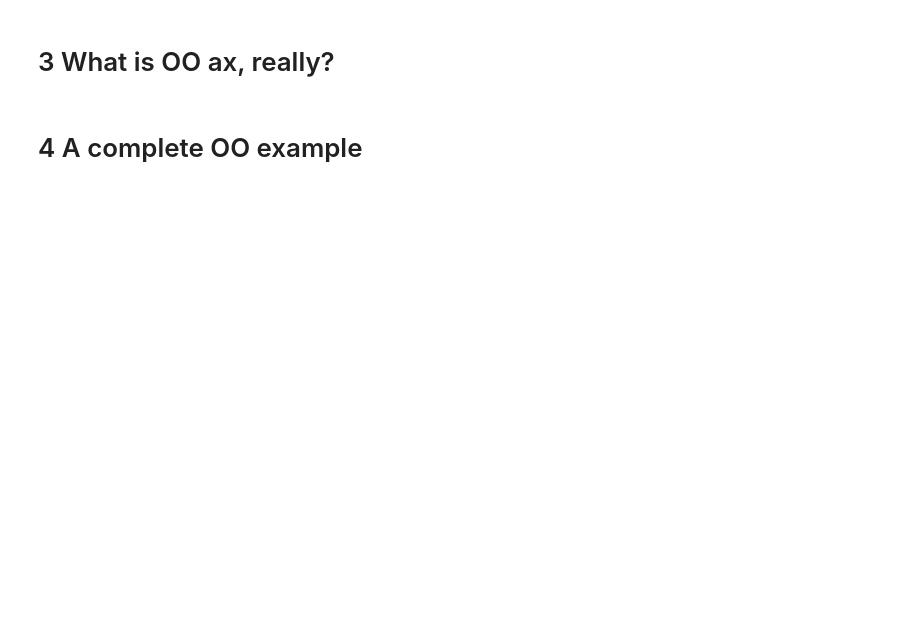
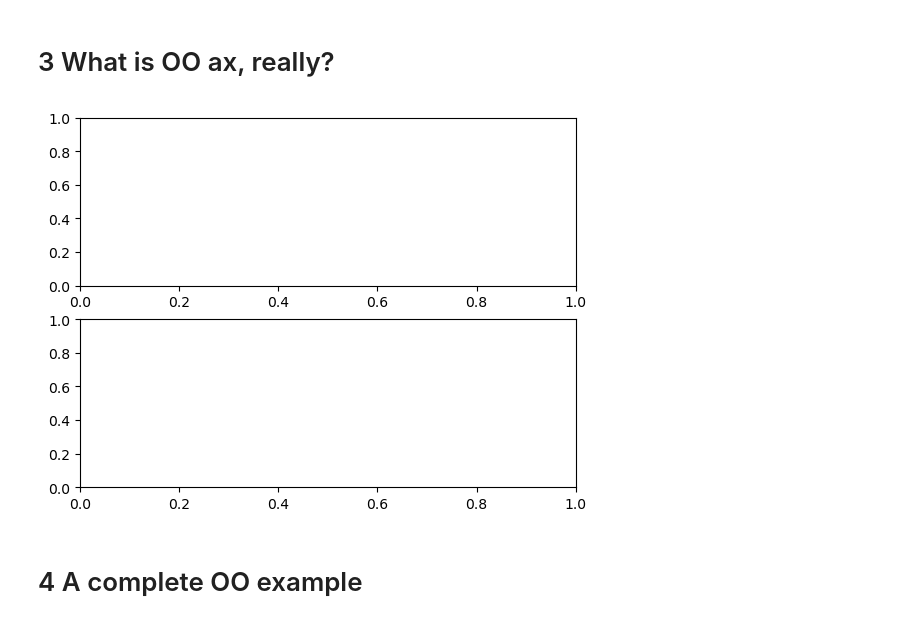
Before and after one commit to SPS-SP2273/learning-portfolio-Venetaris, a Jupyter notebook: 7.1_plotting/plotting_(good).ipynb, the cells around one changed output. Drawn from its saved outputs; the diff is of its cells as text; code cells hidden in the pictures; blank space fills up the shorter version.

```diff
--- a/7.1_plotting/plotting_(good).ipynb
+++ b/7.1_plotting/plotting_(good).ipynb
@@ -19,4 +39,9 @@
 # %% [markdown]
 # 3 What is OO ax, really?
+# %%
+# In essence, subplots creates a small table space that the plots occupy
+fig, ax = plt.subplots(ncols=1, nrows=2)
+# %% [output]
+[figure, added]
 # %% [markdown]
 # 4 A complete OO example
```
Also changed, not shown: parts of 6 cells of this notebook, 4 other files.
